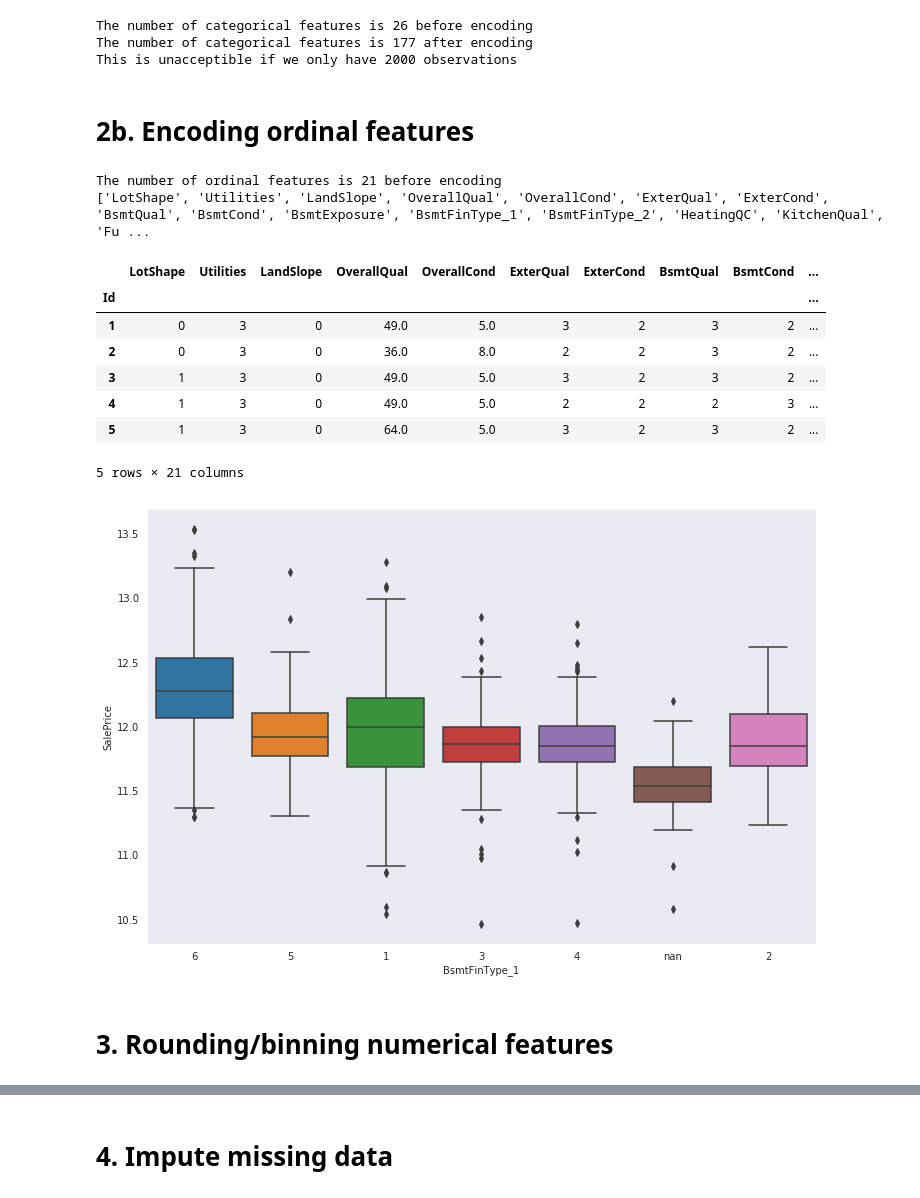
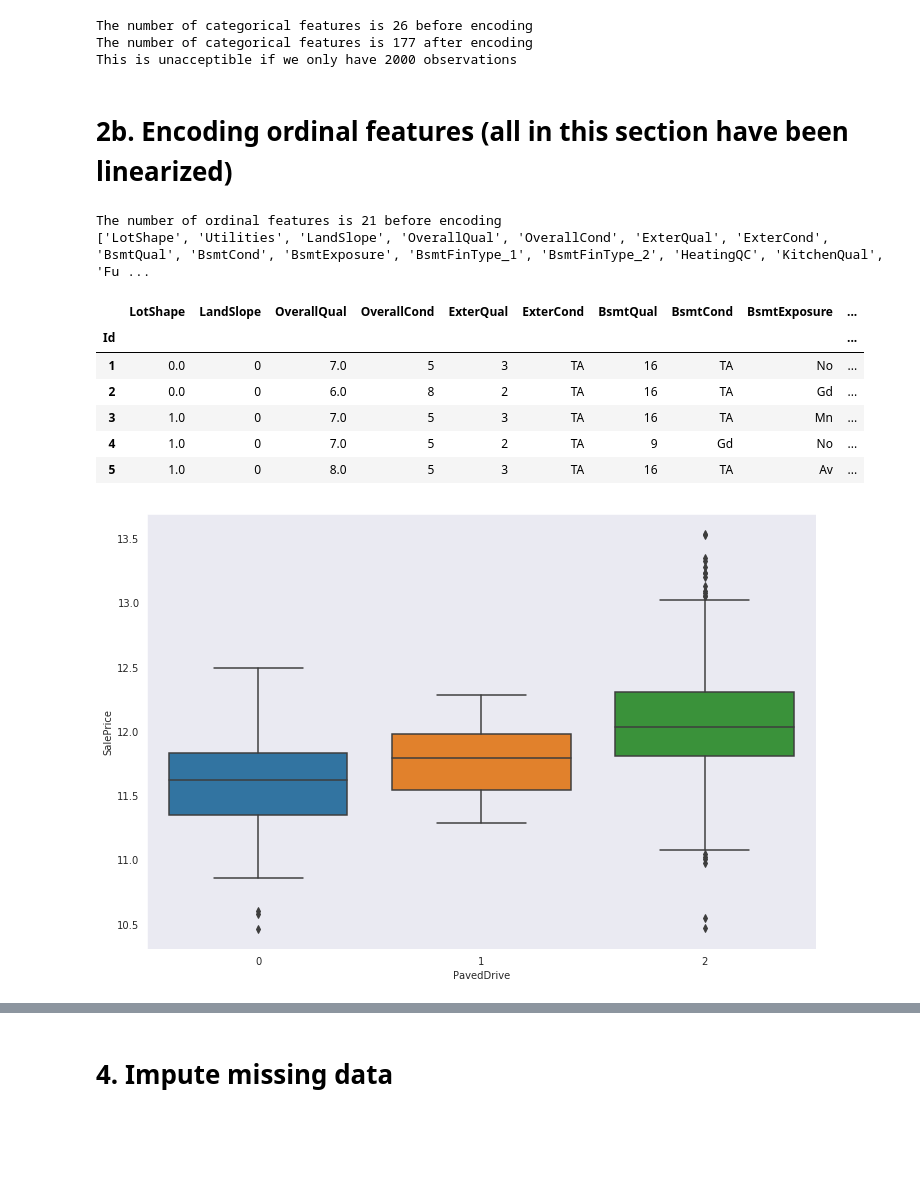
Before and after one commit to InterferencePattern/MST-housing-price-prediction, a Jupyter notebook: 1-FeatureEngineering_James.ipynb, the cells around one changed output, grey strips where cells are left out. Saved outputs shown, nothing was run; the diff lists cells and outputs as text; code cells hidden in the pictures; blank space fills up the shorter version.

Commit message:
Linearized ordinal variables to log(price) and set aside problematic ones

```diff
--- a/1-FeatureEngineering_James.ipynb
+++ b/1-FeatureEngineering_James.ipynb
@@ -148,7 +148,7 @@ The number of categorical features is 26 before encoding
 The number of categorical features is 177 after encoding
 This is unacceptible if we only have 2000 observations
 # %% [markdown]
-# 2b. Encoding ordinal features
+# 2b. Encoding ordinal features (all in this section have been linearized)
 # %%
 print("The number of ordinal features is " + str(len(ordList)) + " before encoding")
 
@@ -156,99 +156,65 @@ ord_df = df[ordList].copy()
 
 # Lot shape to ordered integers:
 preserved_mapper_LotShape = {"Reg" : 0, "IR1": 1, 'IR2':2, 'IR3':3}
-ord_df['LotShape'] = ord_df.LotShape.replace(preserved_mapper_LotShape)
+ord_df['LotShape'] = ord_df.LotShape.replace(preserved_mapper_LotShape).apply(np.sqrt)
 
-# Number of utilities as ordered integers:
+# There's only one home with less than full utilities, so I'm dropping it!
 preserved_mapper_Utilities = {"AllPub":3, "NoSewr":2, "NoSeWa":1, "ELO":0}
 ord_df['Utilities'] = ord_df.Utilities.replace(preserved_mapper_Utilities)
+ord_df.drop("Utilities", axis = 1, inplace=True)
 
-# Land Slope as
+# Land Slope is linear but with a very weak effect
 preserved_mapper_LandSlope = {"Gtl" : 0, "Mod": 1, 'Sev':2}
 ord_df['LandSlope'] = ord_df.LandSlope.replace(preserved_mapper_LandSlope)
 
 # Overall quality as float, but taken squared for linearity
-ord_df['OverallQual'] = ord_df.OverallQual.astype(float).apply(np.square)
-
-# Overall condition seems like a nonlinear indicator with a huge range of values at 5! CONSIDER DROPPING IT
-ord_df['OverallCond'] = ord_df.OverallCond.astype(float)
+ord_df['OverallQual'] = ord_df.OverallQual.astype(float)
 
 # External quality as float, but taken squared for linearity
 preserved_mapper_ExterQual = {"Po" : 0, "Fa": 1, 'TA':2, 'Gd':3, 'Ex':4}
 ord_df['ExterQual'] = ord_df.ExterQual.replace(preserved_mapper_ExterQual)
 
-# External condition seems like a nonlinear indicator with a huge range of values at 5! CONSIDER DROPPING IT
-preserved_mapper_ExterCond = {"Po" : 0, "Fa": 1, 'TA':2, 'Gd':3, 'Ex':4}
-ord_df['ExterCond'] = ord_df.ExterCond.replace(preserved_mapper_ExterCond)
-
 # Basement quality is an integer since it's nearly linear
-preserved_mapper_BsmtQual = {"Po" : 0, "Fa": 1, 'TA':2, 'Gd':3, 'Ex':4}
-ord_df['BsmtQual'] = ord_df.BsmtQual.replace(preserved_mapper_BsmtQual)
-
-# Basement condition seems like a nonlinear indicator with a huge range of values at 5! CONSIDER ONE HOT
-preserved_mapper_BsmtCond = {"Po" : 0, "Fa": 1, 'TA':2, 'Gd':3, 'Ex':4}
-ord_df['BsmtCond'] = ord_df.BsmtCond.replace(preserved_mapper_BsmtCond)
-
-# Basement exposure is an integer since it's basically linear
-preserved_mapper_BsmtExposure = {"nan" : 0, "No": 1, 'Mn':2, 'Av':3, 'Gd': 4}
-ord_df['BsmtExposure'] = ord_df.BsmtExposure.replace(preserved_mapper_BsmtExposure)
+preserved_mapper_BsmtQual = {"nan":0, "Po" : 1, "Fa": 2, 'TA':3, 'Gd':4, 'Ex':5}
+ord_df['BsmtQual'] = ord_df.BsmtQual.replace(preserved_mapper_BsmtQual).apply(np.square)
 
 # Heating QC is converted to an ordered list and squared for linearity
 preserved_mapper_HeatingQC = {"Po" : 0, "Fa": 1, 'TA':2, 'Gd':3, 'Ex':4}
-ord_df['HeatingQC'] = ord_df.HeatingQC.replace(preserved_mapper_HeatingQC).apply(np.square)
+ord_df['HeatingQC'] = ord_df.HeatingQC.replace(preserved_mapper_HeatingQC)
 
 # Kitchen quality is converted to an ordered list and squared for linearity
 preserved_mapper_KitchenQual = {"Po" : 0, "Fa": 1, 'TA':2, 'Gd':3, 'Ex':4}
-ord_df['KitchenQual'] = ord_df.KitchenQual.replace(preserved_mapper_KitchenQual).apply(np.square)
+ord_df['KitchenQual'] = ord_df.KitchenQual.replace(preserved_mapper_KitchenQual)
 
 # Fireplace quality isn't well represented as linear. CONSIDER ONE HOT
 preserved_mapper_FireplaceQu = {"nan":0, "Po" : 1, "Fa": 2, 'TA':3, 'Gd':4, 'Ex':5}
 ord_df['FireplaceQu'] = ord_df.FireplaceQu.replace(preserved_mapper_FireplaceQu)
 
-# Functionality is a weird one, not sure what to do with it.  CONSIDER MAKING SUB-GROUPS?
-
 # GarageQual is nonlinear and not correctable. CONSIDER ONE HOT
 preserved_mapper_GarageQual = {"nan": 0, "Po" : 1, "Fa": 2, 'TA':3, 'Gd':4, 'Ex':5}
 ord_df['GarageQual'] = ord_df.GarageQual.replace(preserved_mapper_GarageQual)
 
-# GarageCond CONSIDER ONE HOT
-preserved_mapper_GarageCond = {"nan": 0, "Po" : 1, "Fa": 2, 'TA':3, 'Gd':4, 'Ex':5}
-ord_df['GarageCond'] = ord_df.GarageCond.replace(preserved_mapper_GarageCond)
-
-# PoolQC is extremely nonlinear. CONSIDER ONE HOT
-preserved_mapper_PoolQC = {"nan":0, "Po" : 1, "Fa": 2, 'TA':3, 'Gd':4, 'Ex':5}
-ord_df['PoolQC'] = ord_df.PoolQC.replace(preserved_mapper_PoolQC)
-
-# BsmtFinType_1
-preserved_mapper_BsmtFinType_1 = {"NA":0, "Unf" : 1, "LwQ": 2, 'Rec':3, 'BLQ':4, 'ALQ':5, "GLQ": 6}
-ord_df['BsmtFinType_1'] = ord_df.BsmtFinType_1.replace(preserved_mapper_BsmtFinType_1)
-
-# BsmtFinType_1
-preserved_mapper_BsmtFinType_2 = {"NA":0, "Unf" : 1, "LwQ": 2, 'Rec':3, 'BLQ':4, 'ALQ':5, "GLQ": 6}
-ord_df['BsmtFinType_2'] = ord_df.BsmtFinType_2.replace(preserved_mapper_BsmtFinType_2)
-
 # GarageFinish
-preserved_mapper_GarageFinish = {"NA":0, "Unf" : 1, "RFn": 2, 'Fin':3}
+preserved_mapper_GarageFinish = {"nan":0, "Unf" : 1, "RFn": 2, 'Fin':3}
 ord_df['GarageFinish'] = ord_df.GarageFinish.replace(preserved_mapper_GarageFinish)
 
 # PavedDrive
 preserved_mapper_PavedDrive = {"N":0, "P" : 1, "Y": 2}
 ord_df['PavedDrive'] = ord_df.PavedDrive.replace(preserved_mapper_PavedDrive)
 
-sns.boxplot(ord_df.BsmtFinType_1, df.SalePrice.apply(np.log))
+#sns.boxplot(ord_df.LotShape, df.SalePrice.apply(np.log))
+sns.boxplot(ord_df.PavedDrive, df.SalePrice.apply(np.log))
 
 print(ordList)
 ord_df.head()
 # %% [output]
 The number of ordinal features is 21 before encoding
 ['LotShape', 'Utilities', 'LandSlope', 'OverallQual', 'OverallCond', 'ExterQual', 'ExterCond', 'BsmtQual', 'BsmtCond', 'BsmtExposure', 'BsmtFinType_1', 'BsmtFinType_2', 'HeatingQC', 'KitchenQual', 'Fu ...
-|  | LotShape | Utilities | LandSlope | OverallQual | OverallCond | ExterQual | ExterCond | BsmtQual | BsmtCond | ... |
+|  | LotShape | LandSlope | OverallQual | OverallCond | ExterQual | ExterCond | BsmtQual | BsmtCond | BsmtExposure | ... |
 | Id |  |  |  |  |  |  |  |  |  | ... |
-| 1 | 0 | 3 | 0 | 49.0 | 5.0 | 3 | 2 | 3 | 2 | ... |
-| 2 | 0 | 3 | 0 | 36.0 | 8.0 | 2 | 2 | 3 | 2 | ... |
-| 3 | 1 | 3 | 0 | 49.0 | 5.0 | 3 | 2 | 3 | 2 | ... |
-| 4 | 1 | 3 | 0 | 49.0 | 5.0 | 2 | 2 | 2 | 3 | ... |
-| 5 | 1 | 3 | 0 | 64.0 | 5.0 | 3 | 2 | 3 | 2 | ... |
+| 1 | 0.0 | 0 | 7.0 | 5 | 3 | TA | 16 | TA | No | ... |
+| 2 | 0.0 | 0 | 6.0 | 8 | 2 | TA | 16 | TA | Gd | ... |
+| 3 | 1.0 | 0 | 7.0 | 5 | 3 | TA | 16 | TA | Mn | ... |
+| 4 | 1.0 | 0 | 7.0 | 5 | 2 | TA | 9 | Gd | No | ... |
+| 5 | 1.0 | 0 | 8.0 | 5 | 3 | TA | 16 | TA | Av | ... |
-5 rows × 21 columns
-[figure, old version]
+[figure, new version]
-# %% [markdown]
-# 3. Rounding/binning numerical features
```
Also changed, not shown: parts of 6 cells of this notebook.
